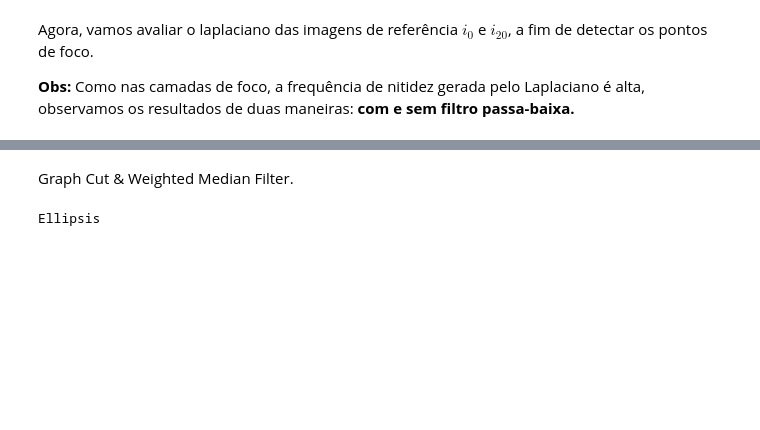
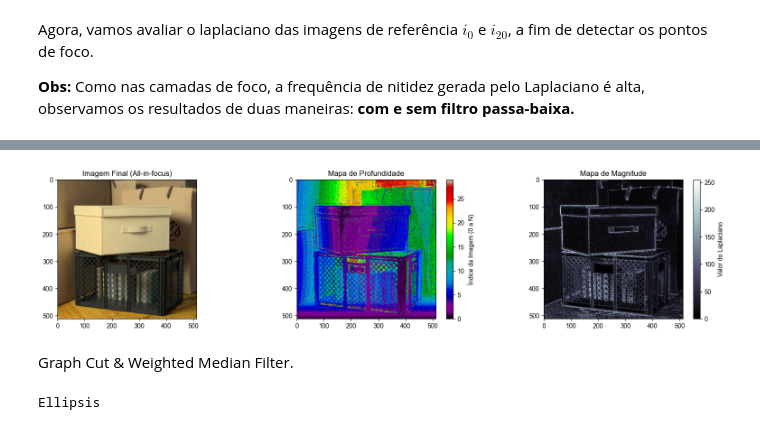
Before and after one commit to DevpGus/depth-from-focus, a Jupyter notebook: code/dff.ipynb, the cells around one changed output, grey strips where cells are left out. Saved outputs shown, nothing was run; the diff lists cells and outputs as text; code cells hidden in the pictures; blank space fills up the shorter version.

```diff
--- a/code/dff.ipynb
+++ b/code/dff.ipynb
@@ -150,3 +201,30 @@ plt.show()
+# %%
+results = depth(images)
+# %%
+# Mapas de Profundidade
+
+img = results['image']
+depth = results['depth_map']
+mag = results['confidence']
+
+# Visualização das Imagens.
+fig, axs = plt.subplots(1, 3, figsize=(20, 4))
+
+axs[0].imshow(cv.cvtColor(results['image'], cv.COLOR_BGR2RGB), cmap='jet')
+
+im1 = axs[1].imshow(depth, cmap='nipy_spectral')
+fig.colorbar(im1, ax=axs[1], label='Índice da Imagem (0 a N)')
+
+im2 = axs[2].imshow(mag, cmap='bone')
+plt.colorbar(im2, ax=axs[2], label='Valor do Laplaciano')
+
+axs[0].set_title("Imagem Final (All-in-focus)")
+axs[1].set_title("Mapa de Profundidade")
+axs[2].set_title("Mapa de Magnitude")
+
+plt.show()
+# %% [output]
+[figure, added]
 # %% [markdown]
 Graph Cut & Weighted Median Filter.
 # %%
```
Also changed, not shown: parts of 8 cells of this notebook.
